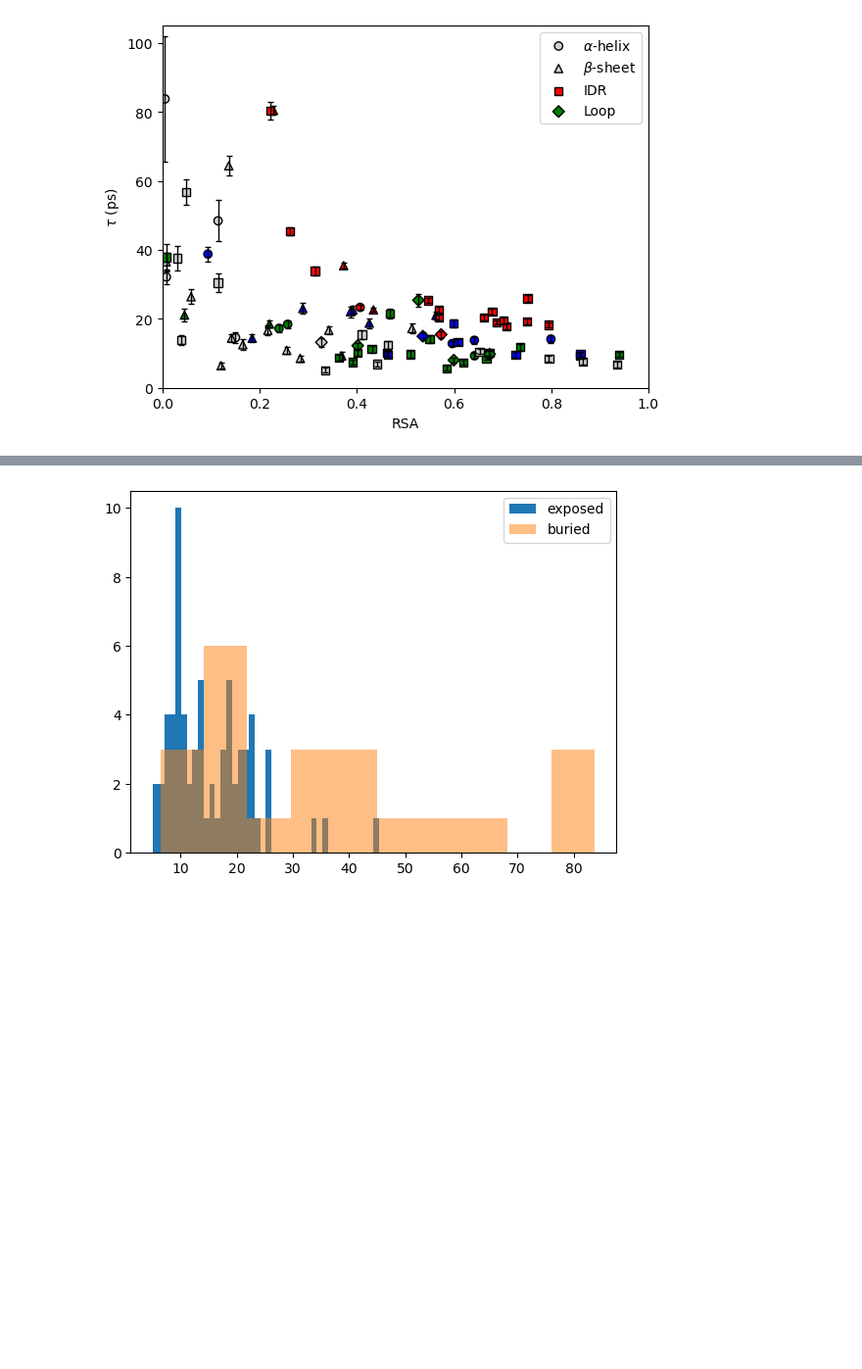
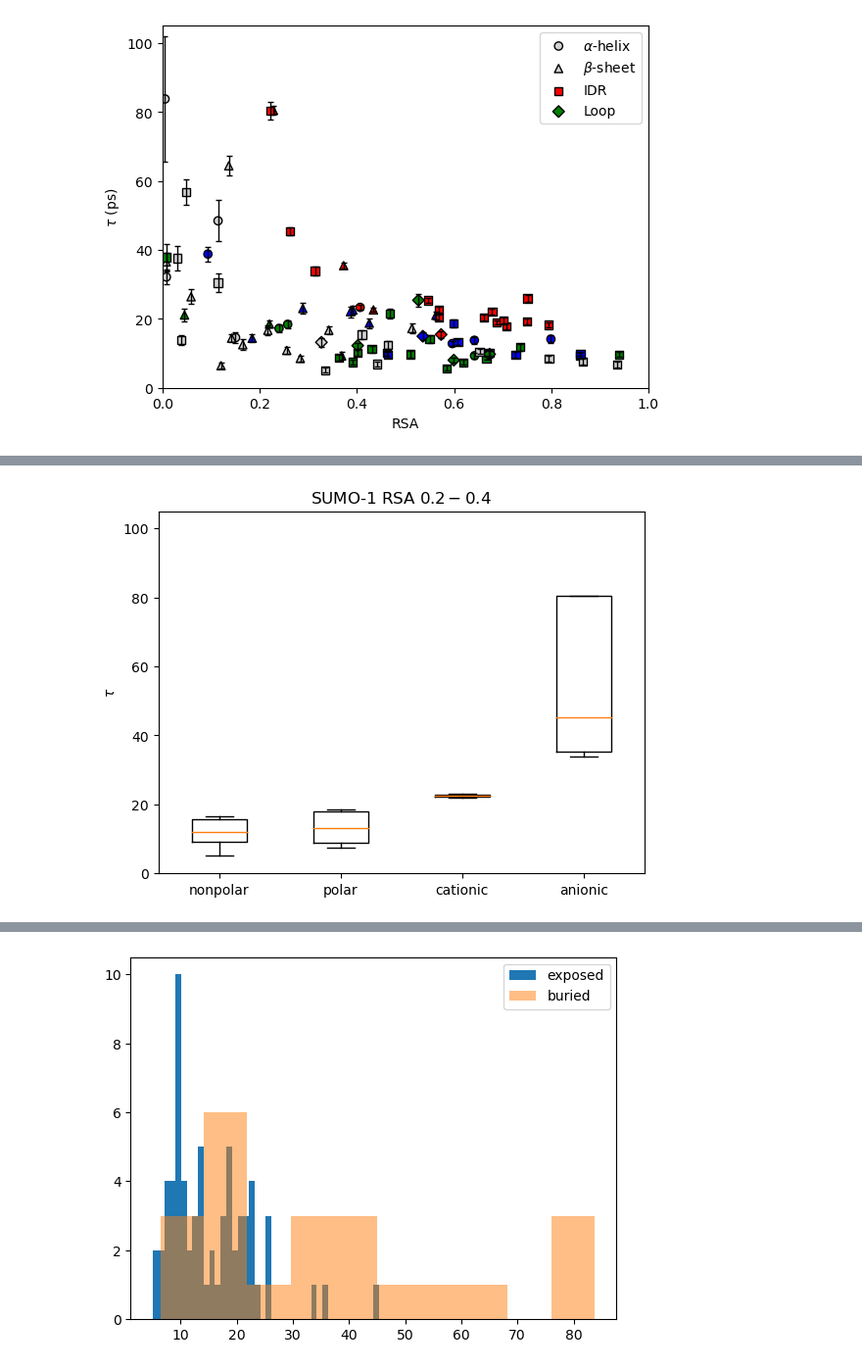
Before and after one commit to hpoudel1/SUMO-1_UBC9_dataset, a Jupyter notebook: residue_Ct_analysis/Computing C(t) confidence.ipynb, the cells around one changed output, grey strips where cells are left out. Shown at 98% size. Saved outputs shown, nothing was run; the diff lists cells and outputs as text; code cells hidden in the pictures; blank space fills up the shorter version.

Commit message:
box plots

```diff
--- a/residue_Ct_analysis/Computing C(t) confidence.ipynb
+++ b/residue_Ct_analysis/Computing C(t) confidence.ipynb
@@ -717,0 +699,6 @@ $\mathbf{Figure\; 9}$
+# %%
+dict_boxplot_sumo1 = {i:sumo1_df[sumo1_df['type']==i][sumo1_df['RSA']<0.2][symbols['tau']] for i in unique_type}
+dict_boxplot_sumo1_2 = {i:sumo1_df[sumo1_df['type']==i][(sumo1_df['RSA']>0.2)&(sumo1_df['RSA']<0.4)][symbols['tau']] for i in unique_type}
+dict_boxplot_sumo1_4 = {i:sumo1_df[sumo1_df['type']==i][(sumo1_df['RSA']>0.4)&(sumo1_df['RSA']<0.6)][symbols['tau']] for i in unique_type}
+dict_boxplot_sumo1_6 = {i:sumo1_df[sumo1_df['type']==i][(sumo1_df['RSA']>0.6)&(sumo1_df['RSA']<0.8)][symbols['tau']] for i in unique_type}
+dict_boxplot_sumo1_8 = {i:sumo1_df[sumo1_df['type']==i][sumo1_df['RSA']>0.8][symbols['tau']] for i in unique_type}
@@ -717,0 +714,9 @@ $\mathbf{Figure\; 9}$
+# %%
+plt.boxplot([dict_boxplot_sumo1_2[i] for i in dict_boxplot_sumo1])
+plt.xticks(np.arange(1,5),unique_type2)
+plt.ylim(0,105)
+plt.ylabel(r'$\tau$')
+plt.title(r'SUMO-1 RSA $0.2-0.4$ ')
+plt.savefig('./boxplot_tau_sumo1_2-4_restype.png', dpi=300)
+# %% [output]
+[figure, added]
```
Also changed, not shown: parts of 70 cells of this notebook, 7 other files.
